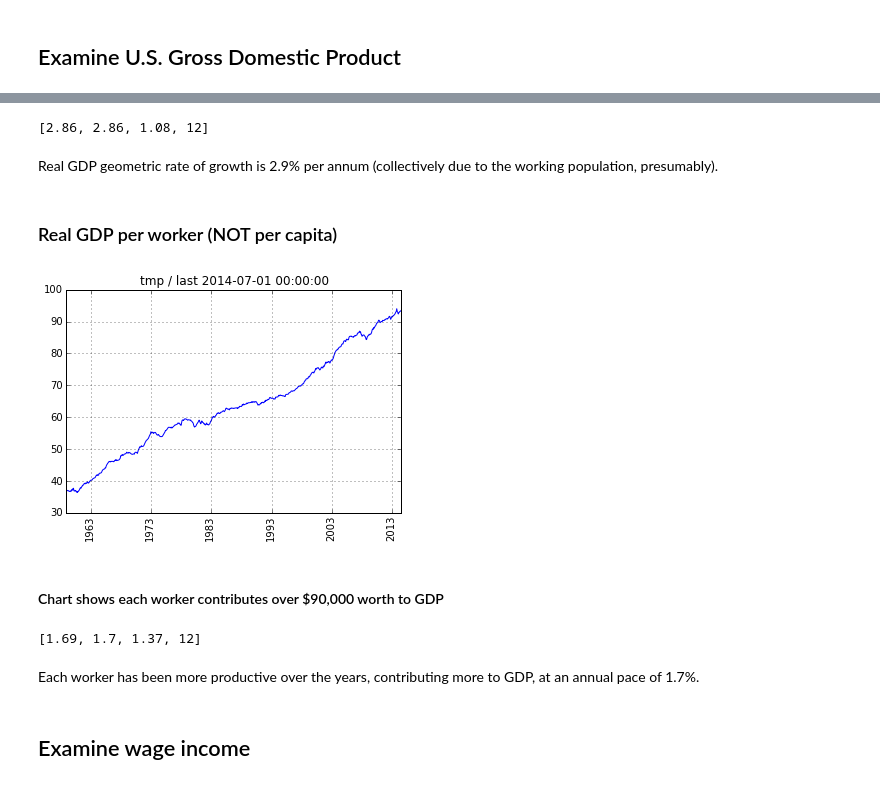
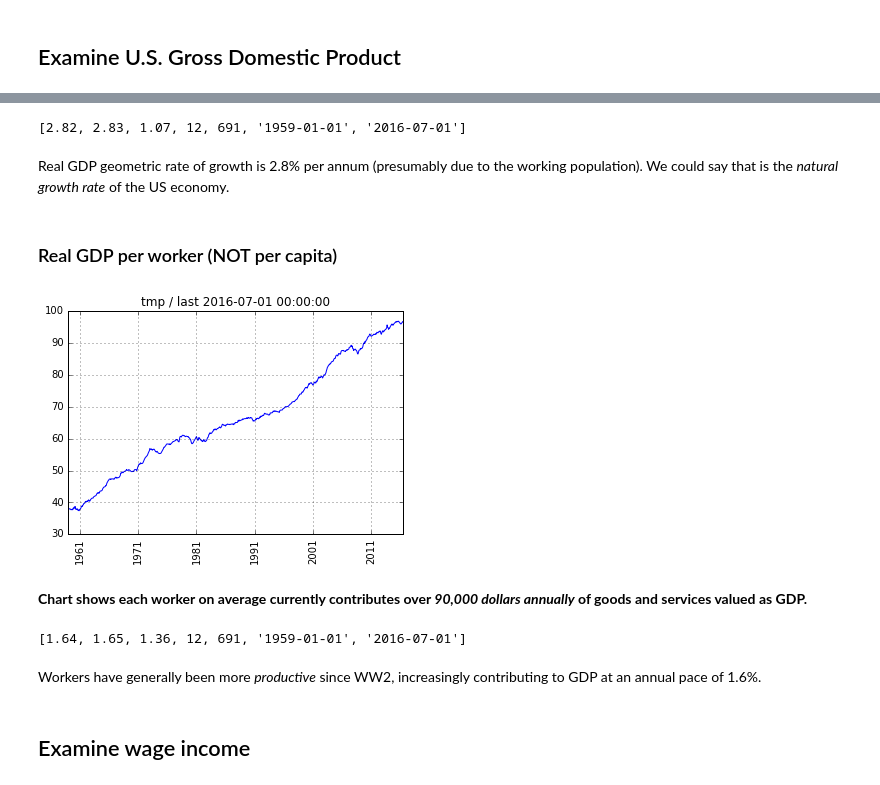
Before and after one commit to rsvp/fecon235, a Jupyter notebook: nb/fred-gdp-wage.ipynb, the cells around one changed output, grey strips where cells are left out. Cells and saved outputs as stored; diff of their text form; code cells hidden in the pictures.

```diff
--- a/nb/fred-gdp-wage.ipynb
+++ b/nb/fred-gdp-wage.ipynb
@@ -72,5 +99,5 @@ from yi_timeseries import *
 ## Examine U.S. population statistics
 # %%
 #  Total US population in millions, released monthly:
-pop = getfred( m4pop )/1000.0
+pop = get( m4pop ) / 1000.0
 # %%
@@ -86,4 +116,4 @@ This gives the annualized geometric growth rate, but one might also look at fert
 # %%
 #  Fraction of population which works:
-emppop = getfred( m4emppop )/100.0
+emppop = get( m4emppop ) / 100.0
 # %% [markdown]
@@ -108,15 +157,15 @@ georet( workers, 12  )
 # %% [markdown]
 ## Examine U.S. Gross Domestic Product
 # %%
-#  Deflator:
-defl = getfred( m4defl )
+#  Deflator, scaled to 1 current dollar:
+defl = get( m4defl )
 # %%
-#  REAL GDP in billions:
-gdp = getfred( m4gdpus )
+#  Nominal GDP in billions:
+gdp = get( m4gdpus )
 #  The release cycle is quarterly, but we resample to monthly,
 #  in order to sync with the deflator.
+#  We do NOT use m4gdpusr directly because that is in 2009 dollars.
 
+#  Real GDP in current billions:
 gdpr = todf( defl * gdp )
-#  We do NOT use m4gdpusr directly because that is in 2009 dollars!
-#  Our deflator always uses current dollars.
 # %%
@@ -126,27 +189,33 @@ plotfred( gdpr )
 # %%
 georet( gdpr, 12 )
 # %% [output]
-[2.86, 2.86, 1.08, 12]
+[2.82, 2.83, 1.07, 12, 691, '1959-01-01', '2016-07-01']
 # %% [markdown]
-Real GDP geometric rate of growth is 2.9% per annum (collectively due to the working population, presumably).
+Real GDP geometric rate of growth is 2.8% per annum
+(presumably due to the working population).
+We could say that is the *natural growth rate*
+of the US economy.
 # %% [markdown]
 ### Real GDP per worker (NOT per capita)
 # %%
 #  Real GDP per worker -- NOT per capita:
 gdprworker = todf( gdpr / workers )
 # %%
-plotfred( gdprworker )
+plot( gdprworker )
 #  plotted in thousands of dollars
 # %% [output]
-[figure, old version]
+[figure, new version]
 # %% [markdown]
-#### Chart shows each worker contributes over \$90,000 worth to GDP
+**Chart shows each worker on average currently contributes
+over *90,000 dollars annually*
+of goods and services valued as GDP.**
 # %%
 georet( gdprworker, 12 )
 # %% [output]
-[1.69, 1.7, 1.37, 12]
+[1.64, 1.65, 1.36, 12, 691, '1959-01-01', '2016-07-01']
 # %% [markdown]
-Each worker has been more productive over the years, contributing more to GDP, at an annual pace of 1.7%.
+Workers have generally been more *productive* since WW2,
+increasingly contributing to GDP at an annual pace of 1.6%.
 # %% [markdown]
 ## Examine wage income
 # %%
```
Also changed, not shown: parts of 73 cells of this notebook.
